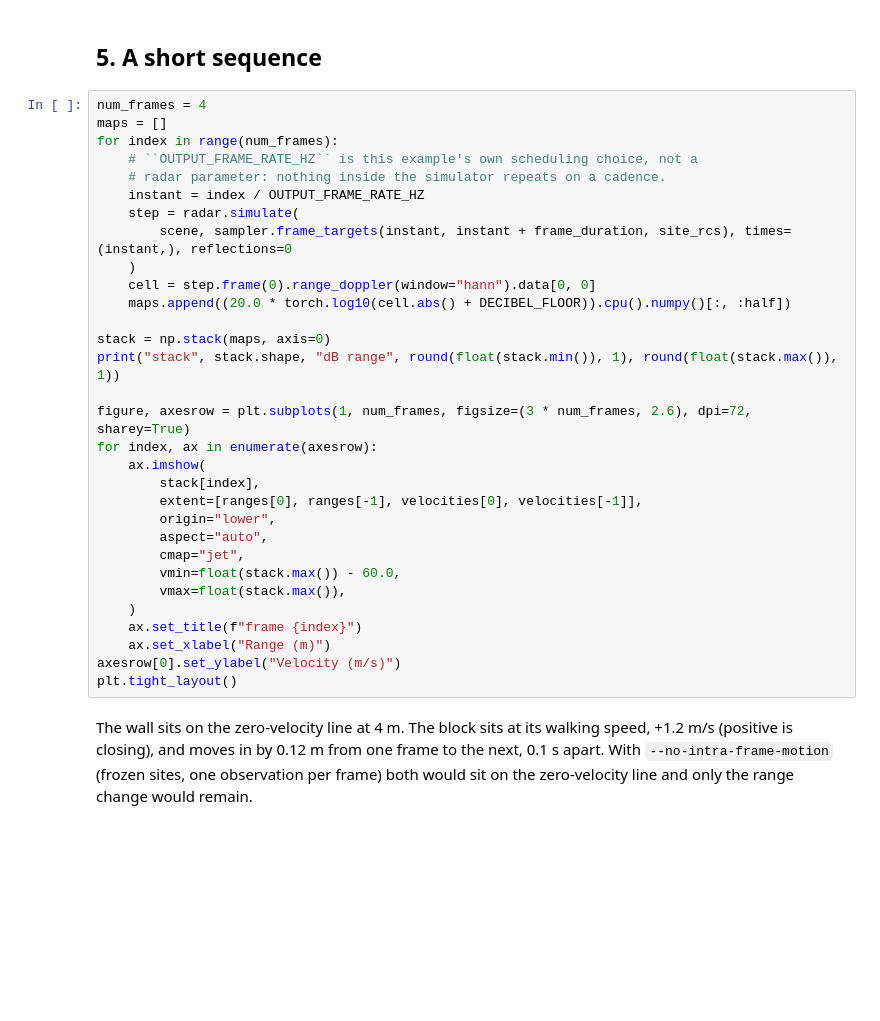
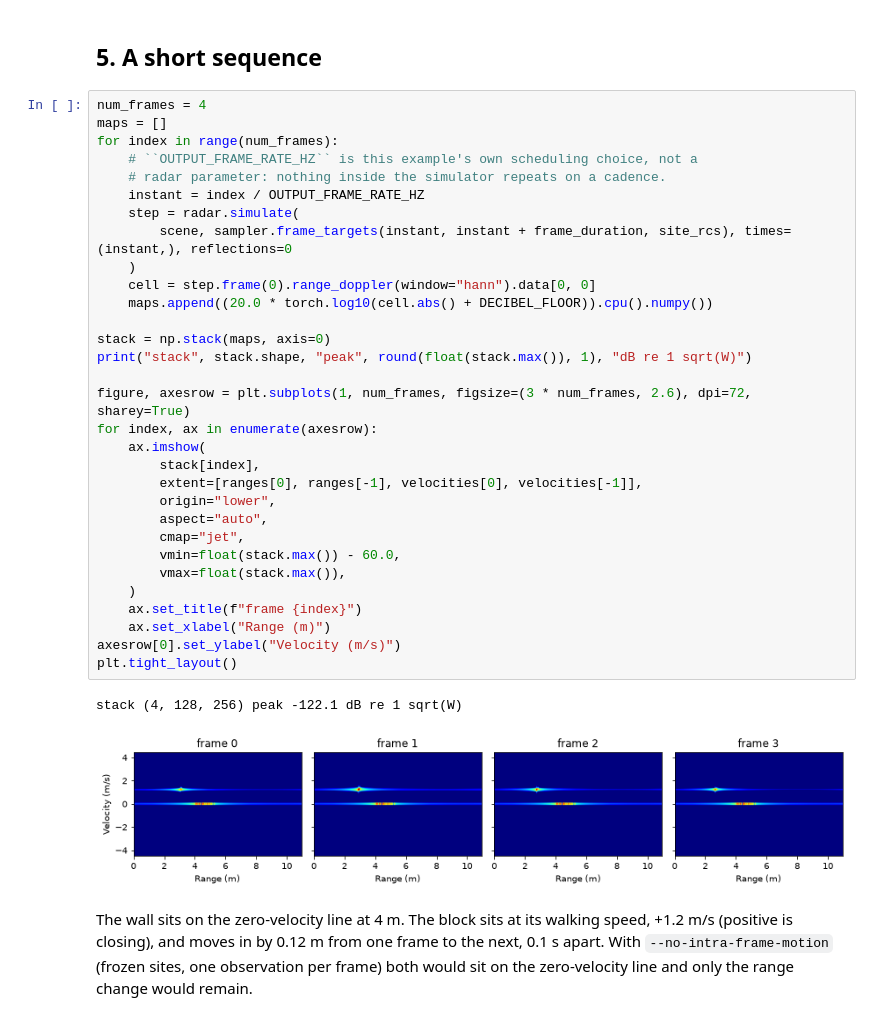
Before and after one commit to witwin-ai/witwin-radar, a Jupyter notebook: examples/rgbd_range_doppler.ipynb, the cells around one changed output. Cells and saved outputs as stored; diff of their text form; blank space fills up the shorter version.

```diff
--- a/examples/rgbd_range_doppler.ipynb
+++ b/examples/rgbd_range_doppler.ipynb
@@ -121,34 +141,37 @@ plt.tight_layout()
 # %%
 num_frames = 4
 maps = []
 for index in range(num_frames):
     # ``OUTPUT_FRAME_RATE_HZ`` is this example's own scheduling choice, not a
     # radar parameter: nothing inside the simulator repeats on a cadence.
     instant = index / OUTPUT_FRAME_RATE_HZ
     step = radar.simulate(
         scene, sampler.frame_targets(instant, instant + frame_duration, site_rcs), times=(instant,), reflections=0
     )
     cell = step.frame(0).range_doppler(window="hann").data[0, 0]
-    maps.append((20.0 * torch.log10(cell.abs() + DECIBEL_FLOOR)).cpu().numpy()[:, :half])
+    maps.append((20.0 * torch.log10(cell.abs() + DECIBEL_FLOOR)).cpu().numpy())
 
 stack = np.stack(maps, axis=0)
-print("stack", stack.shape, "dB range", round(float(stack.min()), 1), round(float(stack.max()), 1))
+print("stack", stack.shape, "peak", round(float(stack.max()), 1), "dB re 1 sqrt(W)")
 
 figure, axesrow = plt.subplots(1, num_frames, figsize=(3 * num_frames, 2.6), dpi=72, sharey=True)
 for index, ax in enumerate(axesrow):
     ax.imshow(
         stack[index],
         extent=[ranges[0], ranges[-1], velocities[0], velocities[-1]],
         origin="lower",
         aspect="auto",
         cmap="jet",
         vmin=float(stack.max()) - 60.0,
         vmax=float(stack.max()),
     )
     ax.set_title(f"frame {index}")
     ax.set_xlabel("Range (m)")
 axesrow[0].set_ylabel("Velocity (m/s)")
 plt.tight_layout()
+# %% [output]
+stack (4, 128, 256) peak -122.1 dB re 1 sqrt(W)
+[figure, added]
 # %% [markdown]
 The wall sits on the zero-velocity line at 4 m. The block sits at its walking
 speed, +1.2 m/s (positive is closing), and moves in by 0.12 m from one frame to
```
Also changed, not shown: parts of 5 cells of this notebook, 2 other files.
